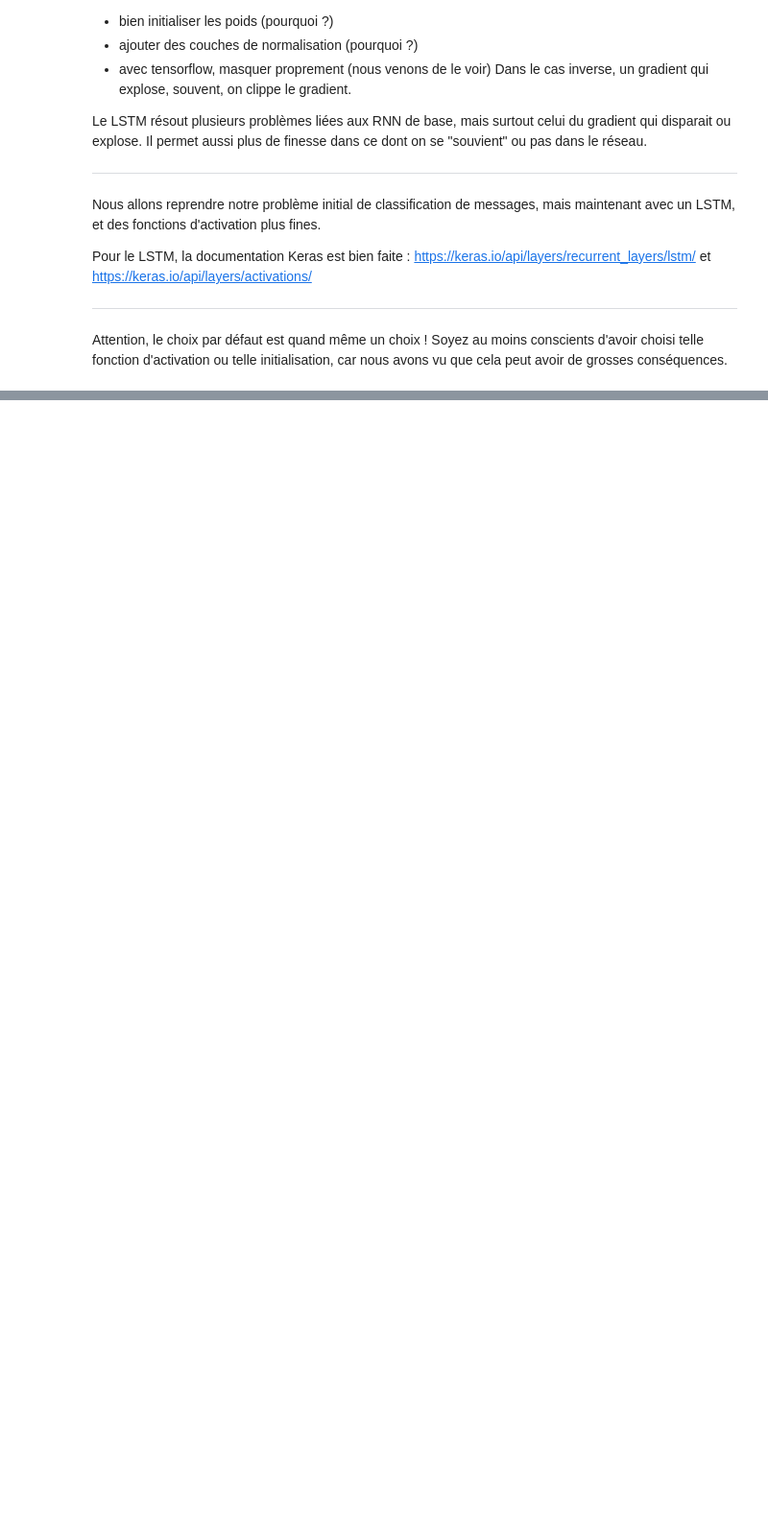
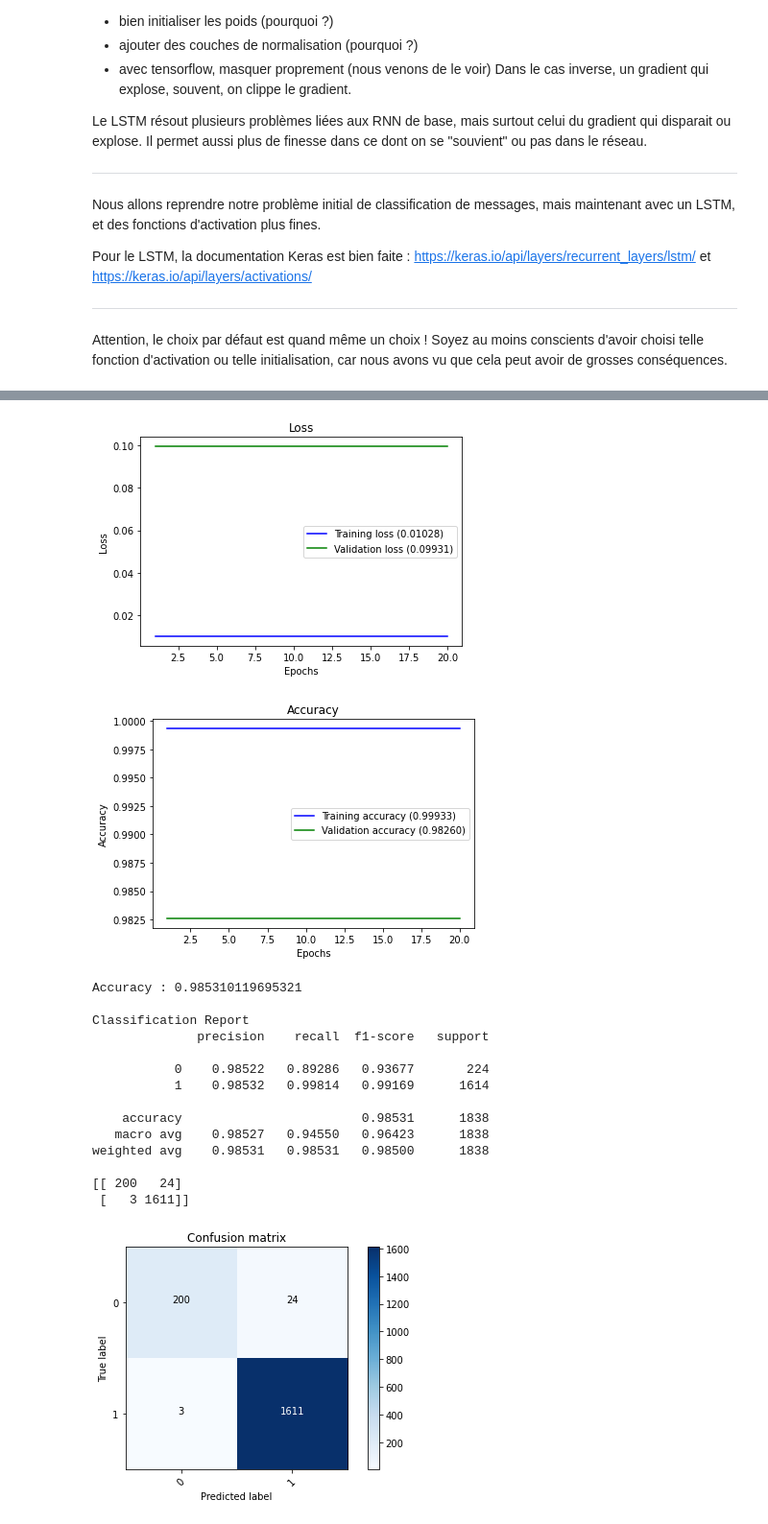
Before and after one commit to CMallart/ateliers-NN, a Jupyter notebook: notebooks/atelier3_SpamOrHam_by_LSTM_attention.ipynb, the cells around one changed output, grey strips where cells are left out. Shown: that part at 96% size. Cells and saved outputs as stored; diff of their text form; code cells hidden in the pictures; blank space fills up the shorter version.

```diff
--- a/notebooks/atelier3_SpamOrHam_by_LSTM_attention.ipynb
+++ b/notebooks/atelier3_SpamOrHam_by_LSTM_attention.ipynb
@@ -736,0 +784,21 @@ ValueError: ignored
+# %%
+plot_history(history)
+full_multiclass_report(model_att, X_test, y_test, [0,1])
+# %% [output]
+[figure, added]
+[figure, added]
+Accuracy : 0.985310119695321
+
+Classification Report
+              precision    recall  f1-score   support
+
+           0    0.98522   0.89286   0.93677       224
+           1    0.98532   0.99814   0.99169      1614
+
+    accuracy                        0.98531      1838
+   macro avg    0.98527   0.94550   0.96423      1838
+weighted avg    0.98531   0.98531   0.98500      1838
+
+[[ 200   24]
+ [   3 1611]]
+[figure, added]
```
Also changed, not shown: parts of 19 cells of this notebook.
